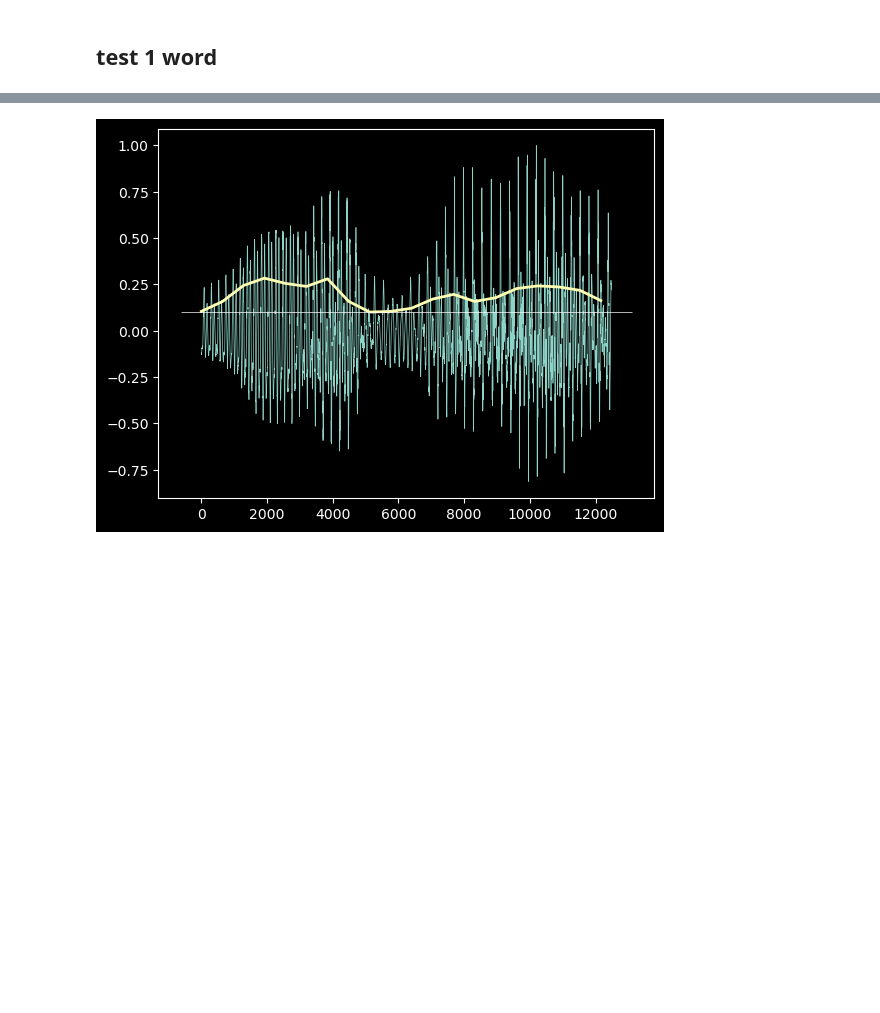
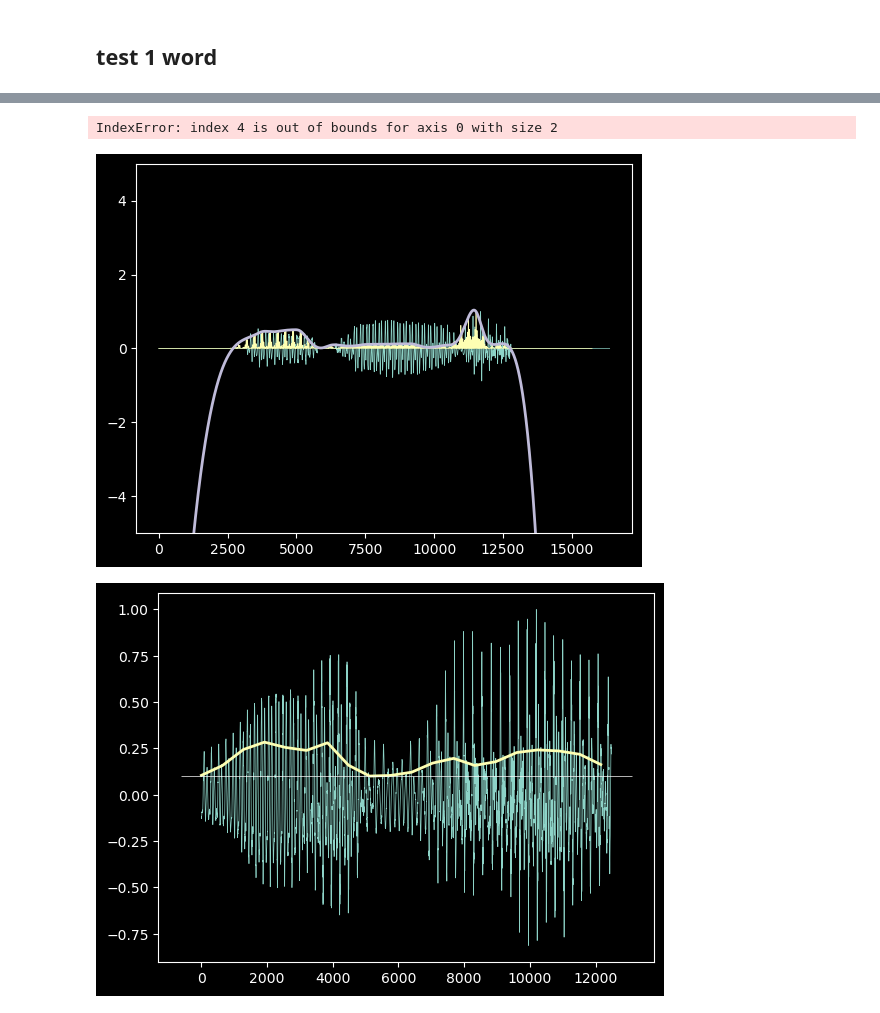
Before and after one commit to TobiasBjork/VowelProject, a Jupyter notebook: segments_NCC.ipynb, the cells around one changed output, grey strips where cells are left out. Drawn from its saved outputs; the diff is of its cells as text; code cells hidden in the pictures; blank space fills up the shorter version.

```diff
--- a/segments_NCC.ipynb
+++ b/segments_NCC.ipynb
@@ -175,3 +130,31 @@ ValueError: operands could not be broadcast together with shapes (640,) (320,)
+# %%
+reload(tools)
+peakid = 1
+template = frames[peak_frames[peakid]].copy()
+template /= template.std()
+
+x = np.concatenate(frames)
+steps = len(x) - len(template)
+corr = []
+for i in range(steps):
+    f = x[i : i + len(template)]
+    if np.abs(f).max() > 0:
+        corr.append(np.sum(template * f / f.std()))
+    else:
+        corr.append(0)
+corr = np.array(corr)
+corr /= corr.max()
+corre = tools.envelope(corr**2, dmax=10, smoothing=10)
+plt.figure()
+plt.plot(x, label="signal")
+plt.plot(corr**2)
+plt.plot(corre, label="corr", linewidth=2)
+plt.ylim(-5, 5)
+plt.vlines(f_start[peak_frames[k]] + fl / 2, *plt.ylim())
+plt.legend()
+# %% [output]
+IndexError: index 4 is out of bounds for axis 0 with size 2
+[figure, added]
 # %%
 reload(tools)
 plt.plot(x)
```
Also changed, not shown: parts of 4 cells of this notebook, 5 other files.
